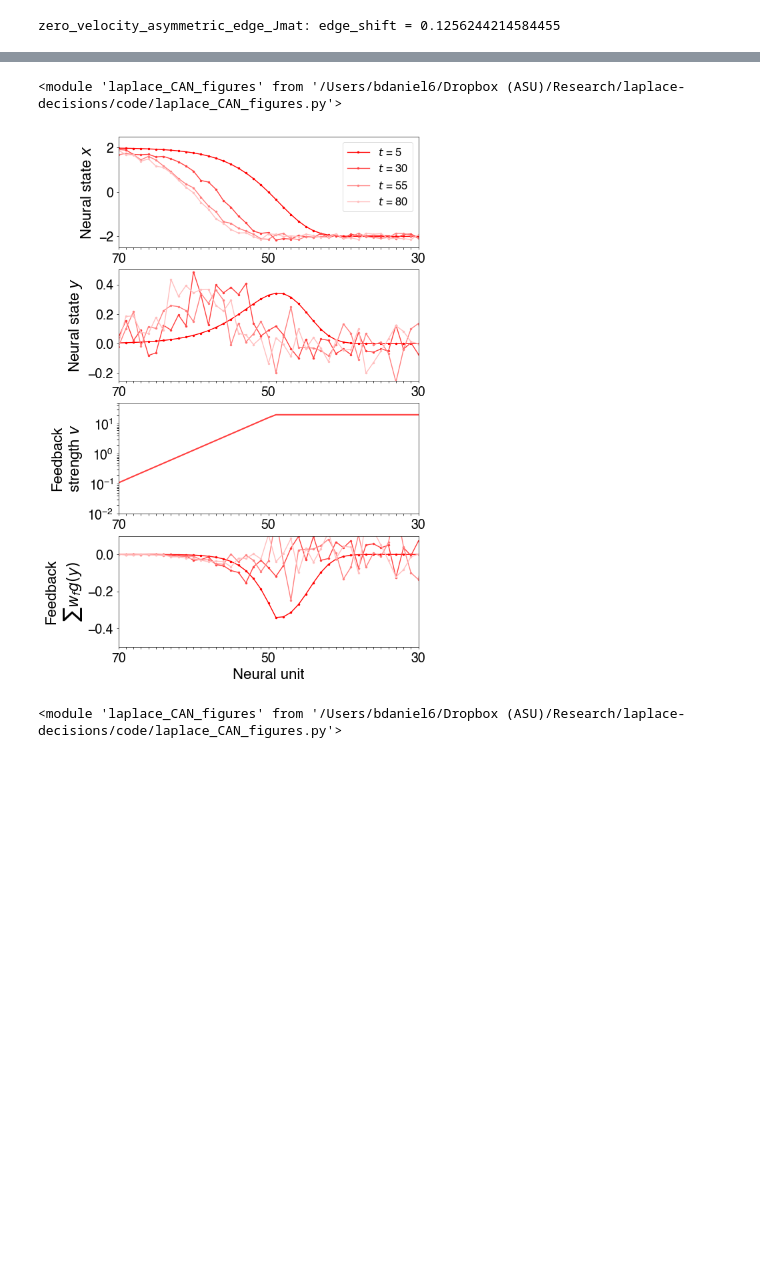
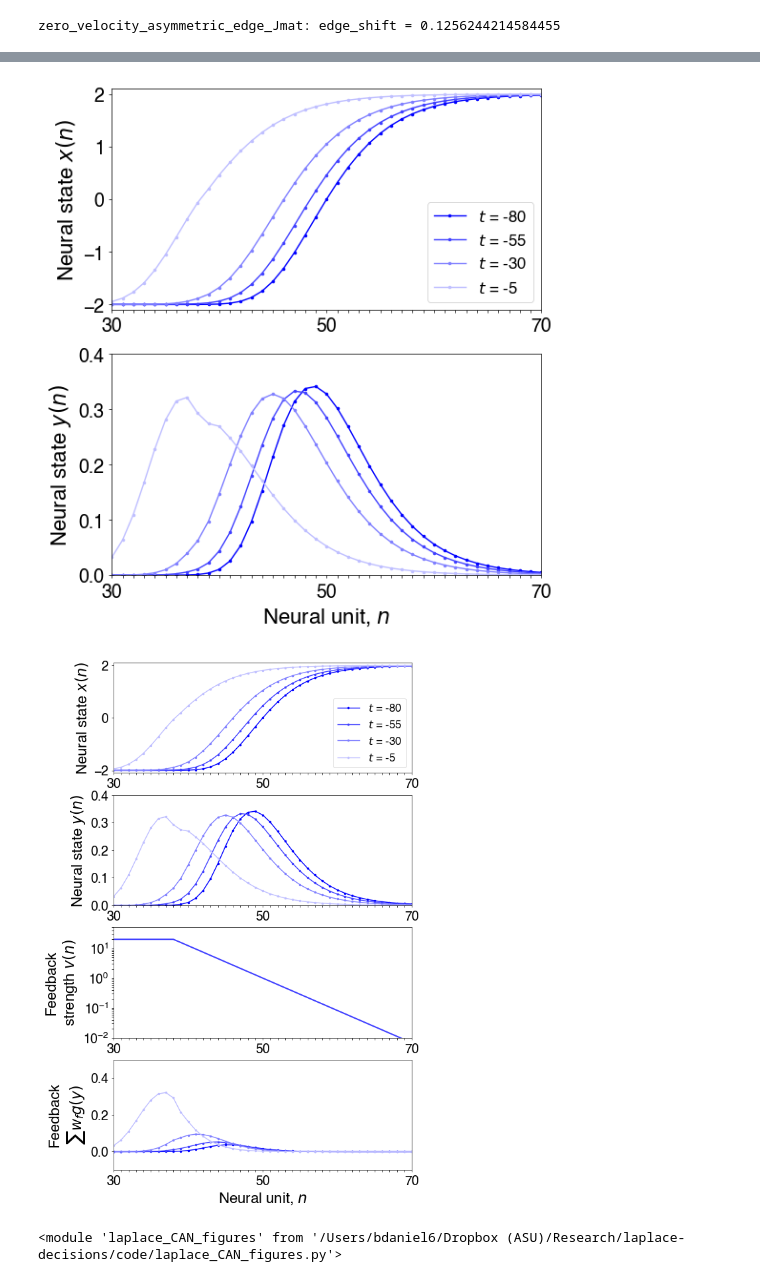
Before and after one commit to Collective-Logic-Lab/laplace-decisions, a Jupyter notebook: laplace-CAN-paper-figures.ipynb, the cells around one changed output, grey strips where cells are left out. Drawn from its saved outputs; the diff is of its cells as text; code cells hidden in the pictures; blank space fills up the shorter version.

Commit message:
update figure axis labels

```diff
--- a/laplace-CAN-paper-figures.ipynb
+++ b/laplace-CAN-paper-figures.ipynb
@@ -31,7 +31,9 @@ from laplace_network import asymmetric_edge_states
 # set up 1-D line of units with nearest-neighbor interactions
 # and fixed boundary conditions implemented by large fields at the ends
 
-sim_type = 'past' #'past' #'future'
+dateStr = '240513' # used in output figure filenames
+
+sim_type = 'future' #'past' #'future'
 Npopulation = 100 # number of units in each population
 # delta_z is the conversion unit from distance measured in number of neurons
 # to the relevant output variable z
@@ -70,7 +72,7 @@ zero_velocity_asymmetric_edge_Jmat: edge_shift = 0.1256244214584455
 # %%
 # run simulation
 
-noise_var = 1e-2 #0. #1e-2 # strength of noise (variance added per unit time)
+noise_var = 0. #1e-2 #5e-2 # strength of noise (variance added per unit time)
 t_final = t_0_asymmetric + 75
 delta_t = 0.01 #0.001
 seed = 12345
@@ -131,43 +133,40 @@ Text(0, 0.5, 'Neural state')
-# %%
-reload(lf)
-# %% [output]
-<module 'laplace_CAN_figures' from '/Users/bdaniel6/Dropbox (ASU)/Research/laplace-decisions/code/laplace_CAN_figures.py'>
 # %%
-include_feedback_plots = True
+for include_feedback_plots in [False,True]:
 
-# set plot configuration based on simulation settings
-if sim_type == 'past':
-    flip_n = True
-    colors = [ (1,1-x,1-x) for x in np.linspace(1,0,5) ] # reds
-    input_min,input_max = -0.5,0.1
-elif sim_type == 'future':
-    flip_n = False
-    colors = [ (1-x,1-x,1) for x in np.linspace(1,0,5) ] # blues
-    input_min,input_max = -0.1,0.5
-if noise_var > 1e-6: # large noise
-    state_min,state_max = -net_asymmetric.J-0.5,net_asymmetric.J+0.5
-    bump_state_min,bump_state_max = -0.25,0.5
-else: # small noise
-    state_min,state_max = -net_asymmetric.J-0.1,net_asymmetric.J+0.1
-    bump_state_min,bump_state_max = 0.,0.4
+    # set plot configuration based on simulation settings
+    if sim_type == 'past':
+        flip_n = True
+        colors = [ (1,1-x,1-x) for x in np.linspace(1,0,5) ] # reds
+        input_min,input_max = -0.5,0.1
+    elif sim_type == 'future':
+        flip_n = False
+        colors = [ (1-x,1-x,1) for x in np.linspace(1,0,5) ] # blues
+        input_min,input_max = -0.1,0.5
+    if noise_var > 1e-6: # large noise
+        state_min,state_max = -net_asymmetric.J-0.5,net_asymmetric.J+0.5
+        bump_state_min,bump_state_max = -0.25,0.5
+    else: # small noise
+        state_min,state_max = -net_asymmetric.J-0.1,net_asymmetric.J+0.1
+        bump_state_min,bump_state_max = 0.,0.4
 
-# make plot
-lf.translation_simulation_plot(net_asymmetric,states_asymmetric,states_asymmetric,
-                               num_neurons_scale=5/net_asymmetric.delta_z,
-                               state_min=state_min,state_max=state_max,
-                               bump_state_min=bump_state_min,bump_state_max=bump_state_max,
-                               include_feedback_plots=include_feedback_plots,
-                               flip_n=flip_n,
-                               colors=colors,
-                               input_min=input_min,input_max=input_max)
-filename = '240508_asymmetric_translation_simulation_{}'.format(sim_type)
-if noise_var > 1e-6:
-    filename += '_noise'
-if include_feedback_plots:
-    filename += '_with_feedback_plots'
-plt.savefig(filename+'.pdf')
+    # make plot
+    lf.translation_simulation_plot(net_asymmetric,states_asymmetric,states_asymmetric,
+                                   num_neurons_scale=5/net_asymmetric.delta_z,
+                                   state_min=state_min,state_max=state_max,
+                                   bump_state_min=bump_state_min,bump_state_max=bump_state_max,
+                                   include_feedback_plots=include_feedback_plots,
+                                   flip_n=flip_n,
+                                   colors=colors,
+                                   input_min=input_min,input_max=input_max)
+    filename = '{}_asymmetric_translation_simulation_{}'.format(dateStr,sim_type)
+    if noise_var > 1e-6:
+        filename += '_noise'
+    if include_feedback_plots:
+        filename += '_with_feedback_plots'
+    plt.savefig(filename+'.pdf')
 # %% [output]
-[figure, old version]
+[figure, new version]
+[figure, added]
 # %%
 reload(lf)
 # %% [output]
```
Also changed, not shown: parts of 4 cells of this notebook, 1 other file.
